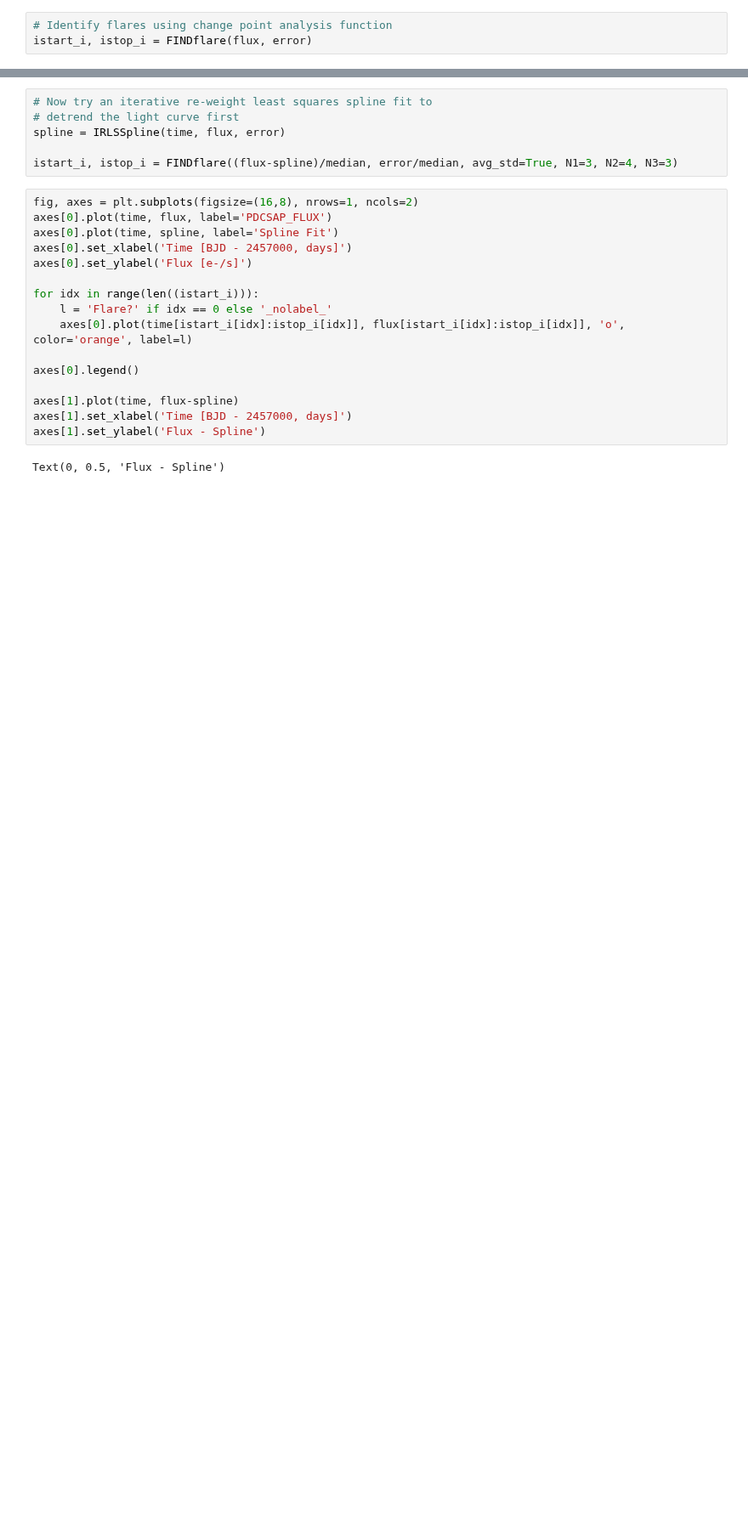
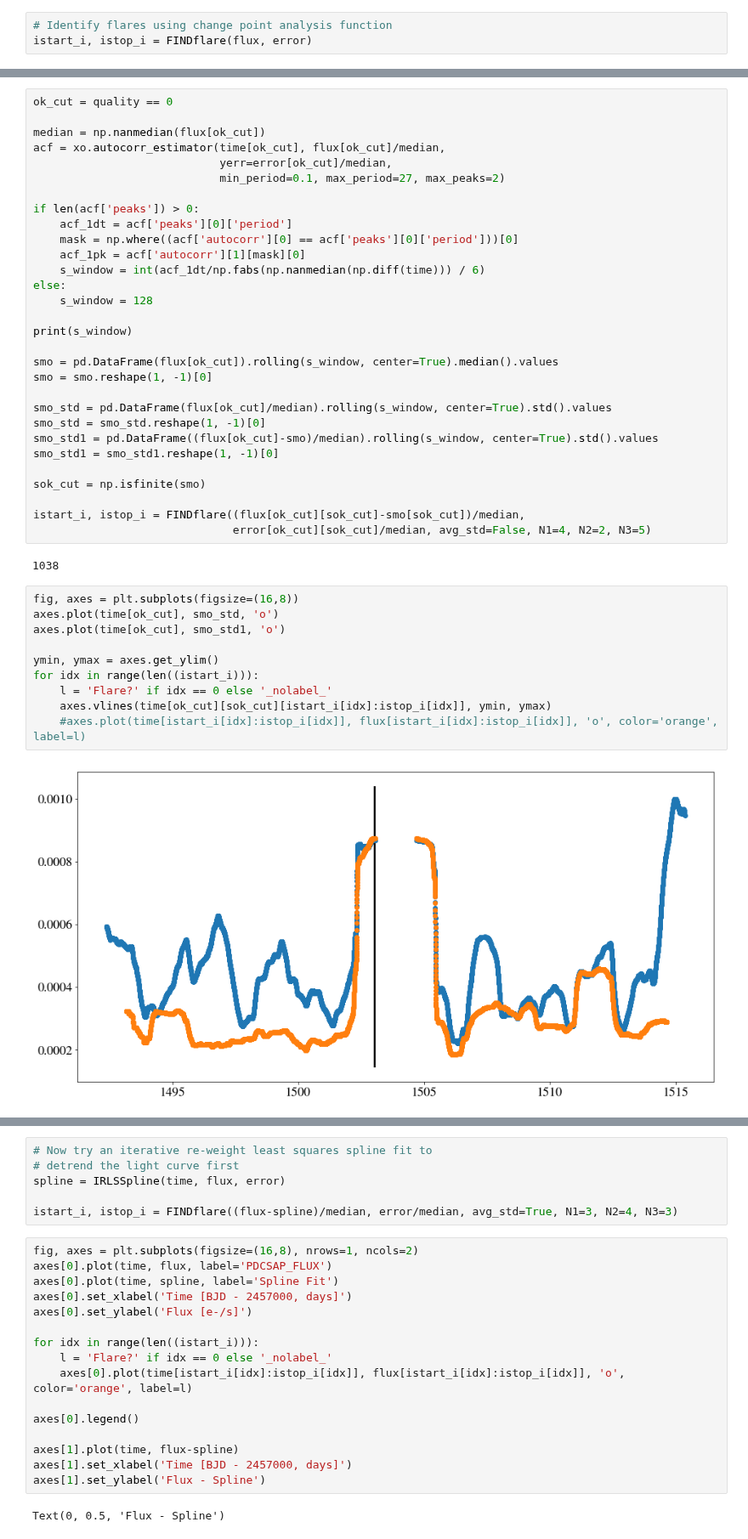
Before and after one commit to spencerw/tess_flare, a Jupyter notebook: findFlares.ipynb, the cells around one changed output, grey strips where cells are left out. Shown at 85% size. Drawn from its saved outputs; the diff is of its cells as text; blank space fills up the shorter version.

```diff
--- a/findFlares.ipynb
+++ b/findFlares.ipynb
@@ -64,0 +79,44 @@ istart_i, istop_i = FINDflare((flux-smo)/median, error/median, avg_std=True, N1=
+# %%
+ok_cut = quality == 0
+
+median = np.nanmedian(flux[ok_cut])
+acf = xo.autocorr_estimator(time[ok_cut], flux[ok_cut]/median,
+                            yerr=error[ok_cut]/median,
+                            min_period=0.1, max_period=27, max_peaks=2)
+
+if len(acf['peaks']) > 0:
+    acf_1dt = acf['peaks'][0]['period']
+    mask = np.where((acf['autocorr'][0] == acf['peaks'][0]['period']))[0]
+    acf_1pk = acf['autocorr'][1][mask][0]
+    s_window = int(acf_1dt/np.fabs(np.nanmedian(np.diff(time))) / 6)
+else:
+    s_window = 128
+
+print(s_window)
+
+smo = pd.DataFrame(flux[ok_cut]).rolling(s_window, center=True).median().values
+smo = smo.reshape(1, -1)[0]
+
+smo_std = pd.DataFrame(flux[ok_cut]/median).rolling(s_window, center=True).std().values
+smo_std = smo_std.reshape(1, -1)[0]
+smo_std1 = pd.DataFrame((flux[ok_cut]-smo)/median).rolling(s_window, center=True).std().values
+smo_std1 = smo_std1.reshape(1, -1)[0]
+
+sok_cut = np.isfinite(smo)
+
+istart_i, istop_i = FINDflare((flux[ok_cut][sok_cut]-smo[sok_cut])/median,
+                              error[ok_cut][sok_cut]/median, avg_std=False, N1=4, N2=2, N3=5)
+# %% [output]
+1038
+# %%
+fig, axes = plt.subplots(figsize=(16,8))
+axes.plot(time[ok_cut], smo_std, 'o')
+axes.plot(time[ok_cut], smo_std1, 'o')
+
+ymin, ymax = axes.get_ylim()
+for idx in range(len((istart_i))):
+    l = 'Flare?' if idx == 0 else '_nolabel_'
+    axes.vlines(time[ok_cut][sok_cut][istart_i[idx]:istop_i[idx]], ymin, ymax)
+    #axes.plot(time[istart_i[idx]:istop_i[idx]], flux[istart_i[idx]:istop_i[idx]], 'o', color='orange', label=l)
+# %% [output]
+[figure, added]
```
Also changed, not shown: parts of 24 cells of this notebook, 5 other files.
